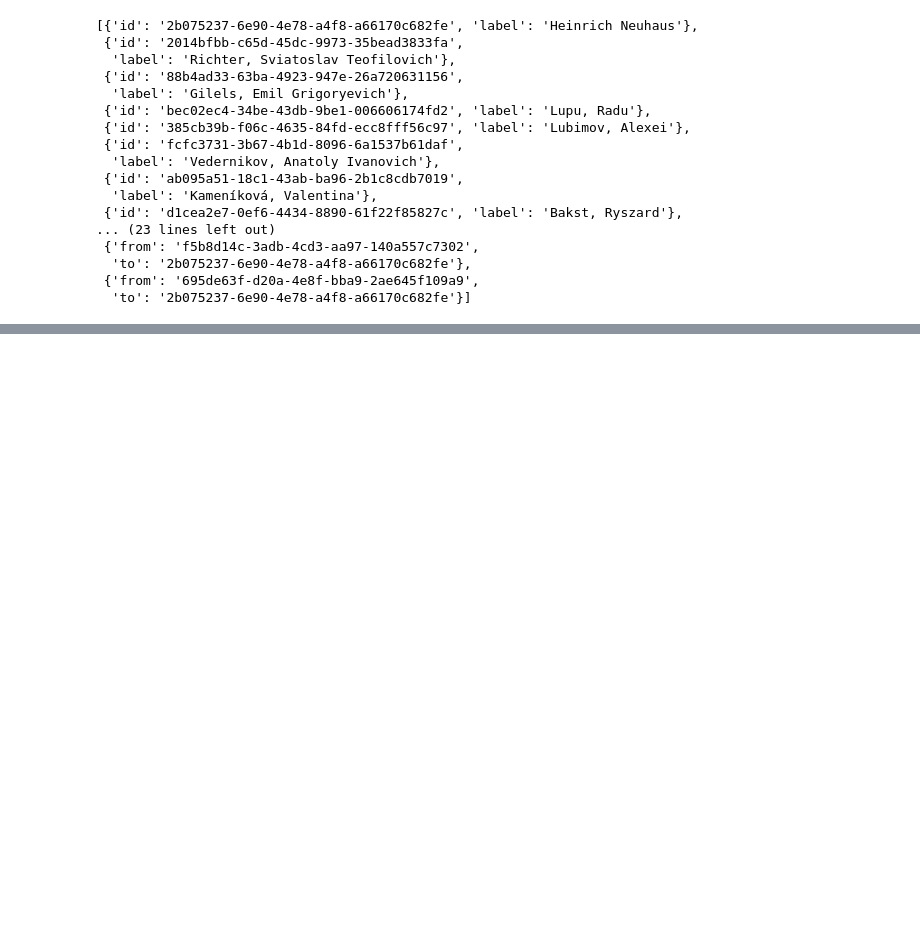
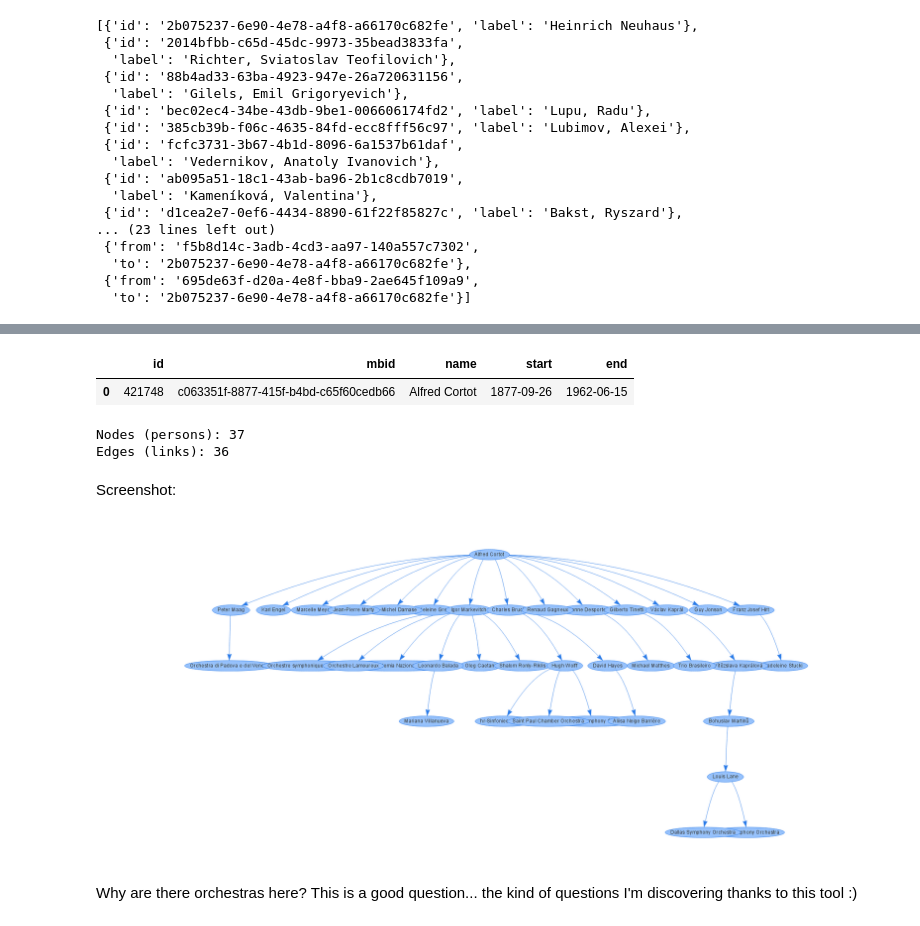
Before and after one commit to loujine/musicbrainz-dataviz, a Jupyter notebook: 5-family_tree.ipynb, the cells around one changed output, grey strips where cells are left out. Drawn from its saved outputs; the diff is of its cells as text; code cells hidden in the pictures; blank space fills up the shorter version.

```diff
--- a/5-family_tree.ipynb
+++ b/5-family_tree.ipynb
@@ -151,0 +273,61 @@ The output graph is shown on [github.io](https://loujine.github.io/musicbrainz-d
+# %%
+artist = sql("""
+SELECT a.id,
+       a.gid AS mbid,
+       a.name,
+       to_date(to_char(a.begin_date_year, '9999') ||
+               to_char(a.begin_date_month, '99') ||
+               to_char(a.begin_date_day, '99'), 'YYYY MM DD') AS start,
+       to_date(to_char(a.end_date_year, '9999') ||
+               to_char(a.end_date_month, '99') ||
+               to_char(a.end_date_day, '99'), 'YYYY MM DD') AS end
+  FROM artist       AS a
+ WHERE a.name = %(artist_name)s;
+""")
+artist_id = artist['id'][0]
+artist_mbid = str(artist['mbid'][0])
+artist
+# %% [output]
+|  | id | mbid | name | start | end |
+| 0 | 421748 | c063351f-8877-415f-b4bd-c65f60cedb66 | Alfred Cortot | 1877-09-26 | 1962-06-15 |
+# %%
+mbids_to_do = [artist_mbid]
+nodes = {artist_mbid: {'id': artist_mbid, 'label' : artist_name}}
+edges = []
+while mbids_to_do:
+    mbid = mbids_to_do.pop()
+    df = teachers_from_mbid(mbid)
+    for artist in df.itertuples():
+        mbids_to_do.append(artist.mbid)
+        if artist.mbid not in nodes:
+            nodes[artist.mbid] = {'id': artist.mbid, 'label' : artist.name}
+            edges.append({'from': artist.mbid, 'to' : mbid})
+mbids_to_do = [artist_mbid]
+while mbids_to_do:
+    mbid = mbids_to_do.pop()
+    df = students_from_mbid(mbid)
+    for artist in df.itertuples():
+        if artist.mbid not in nodes:
+            mbids_to_do.append(artist.mbid)
+            nodes[artist.mbid] = {'id': artist.mbid, 'label' : artist.name}
+            edges.append({'from': mbid, 'to' : artist.mbid})
+
+print("Nodes (persons): {}".format(len(nodes)))
+print("Edges (links): {}".format(len(edges)))
+
+with open('./nodes4.json', 'w') as f:
+    json.dump(list(nodes.values()), f)
+with open('./edges4.json', 'w') as f:
+    json.dump(edges, f)
+# %% [output]
+Nodes (persons): 37
+Edges (links): 36
+# %% [markdown]
+Screenshot:
+# %%
+from IPython.display import Image
+Image(filename='img/tree4.png')
+# %% [output]
+[figure, added]
+# %% [markdown]
+Why are there orchestras here? This is a good question... the kind of questions I'm  discovering thanks to this tool :)
```
Also changed, not shown: parts of 25 cells of this notebook, 16 other files.
